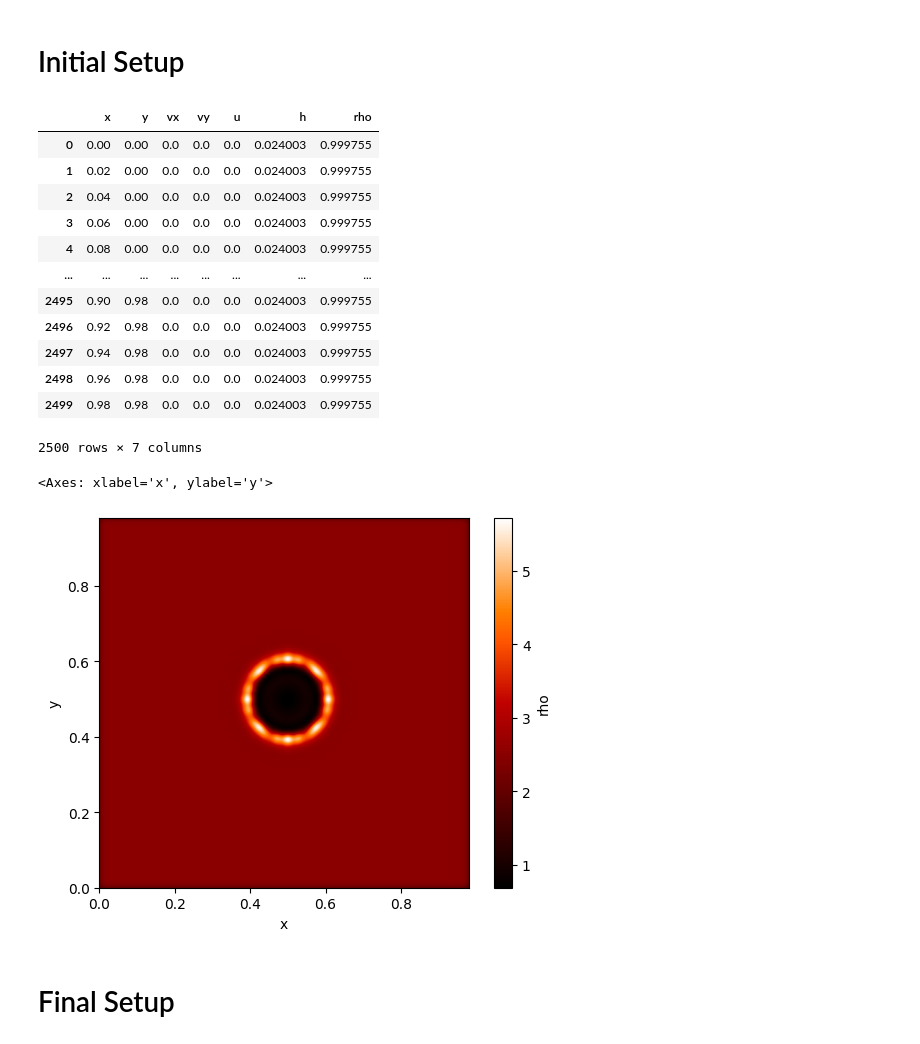
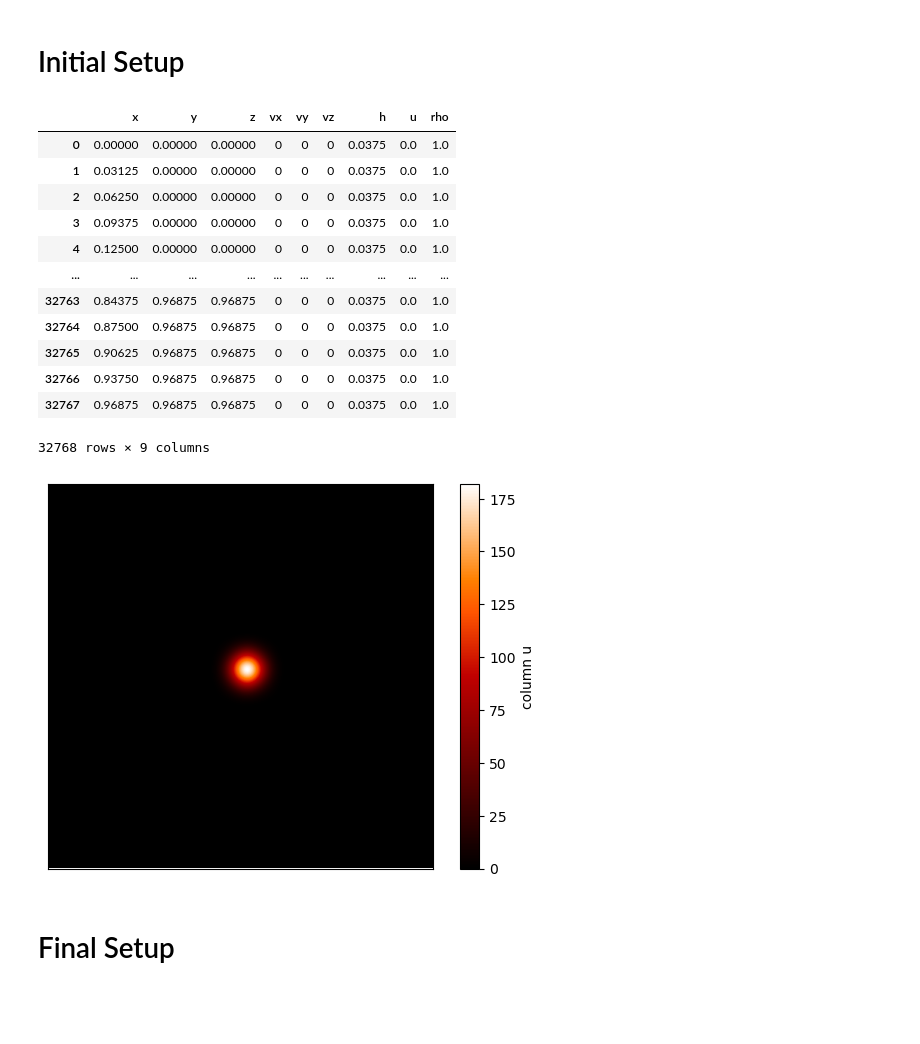
Before and after one commit to JackNarvaez/Rusph, a Jupyter notebook: Temp_Plots/Plots_sedov_blast_wave.ipynb, the cells around one changed output. Cells and saved outputs as stored; diff of their text form; code cells hidden in the pictures; blank space fills up the shorter version.

```diff
--- a/Temp_Plots/Plots_sedov_blast_wave.ipynb
+++ b/Temp_Plots/Plots_sedov_blast_wave.ipynb
@@ -5,0 +9,8 @@ import numpy as np
+# %%
+n = 32*32*32
+dm = 1./n
+eta = 1.2
+# %%
+sdf_ini = src.read_csv('../Data/initial_distribution/sedov_blast_wave.csv')
+sdf_ini.params={'mass':dm, 'hfact':eta}
+sdf_ini.calc_density()
@@ -6,28 +37,29 @@ import numpy as np
 # %% [markdown]
 # Initial Setup
 # %%
-sdf = src.read_csv('../Data/results/sedov_blast_wave/final.csv')
-sdf.params={'mass':0.001}
+sdf = src.read_csv('../Data/results/sedov_blast_wave/initial.csv')
+sdf.params={'mass':dm, 'hfact':eta}
+sdf.calc_density()
 sdf
 # %% [output]
-|  | x | y | vx | vy | u | h | rho |
-| 0 | 0.00 | 0.00 | 0.0 | 0.0 | 0.0 | 0.024003 | 0.999755 |
-| 1 | 0.02 | 0.00 | 0.0 | 0.0 | 0.0 | 0.024003 | 0.999755 |
-| 2 | 0.04 | 0.00 | 0.0 | 0.0 | 0.0 | 0.024003 | 0.999755 |
-| 3 | 0.06 | 0.00 | 0.0 | 0.0 | 0.0 | 0.024003 | 0.999755 |
-| 4 | 0.08 | 0.00 | 0.0 | 0.0 | 0.0 | 0.024003 | 0.999755 |
-| ... | ... | ... | ... | ... | ... | ... | ... |
-| 2495 | 0.90 | 0.98 | 0.0 | 0.0 | 0.0 | 0.024003 | 0.999755 |
-| 2496 | 0.92 | 0.98 | 0.0 | 0.0 | 0.0 | 0.024003 | 0.999755 |
-| 2497 | 0.94 | 0.98 | 0.0 | 0.0 | 0.0 | 0.024003 | 0.999755 |
-| 2498 | 0.96 | 0.98 | 0.0 | 0.0 | 0.0 | 0.024003 | 0.999755 |
-| 2499 | 0.98 | 0.98 | 0.0 | 0.0 | 0.0 | 0.024003 | 0.999755 |
+|  | x | y | z | vx | vy | vz | h | u | rho |
+| 0 | 0.00000 | 0.00000 | 0.00000 | 0 | 0 | 0 | 0.0375 | 0.0 | 1.0 |
+| 1 | 0.03125 | 0.00000 | 0.00000 | 0 | 0 | 0 | 0.0375 | 0.0 | 1.0 |
+| 2 | 0.06250 | 0.00000 | 0.00000 | 0 | 0 | 0 | 0.0375 | 0.0 | 1.0 |
+| 3 | 0.09375 | 0.00000 | 0.00000 | 0 | 0 | 0 | 0.0375 | 0.0 | 1.0 |
+| 4 | 0.12500 | 0.00000 | 0.00000 | 0 | 0 | 0 | 0.0375 | 0.0 | 1.0 |
+| ... | ... | ... | ... | ... | ... | ... | ... | ... | ... |
+| 32763 | 0.84375 | 0.96875 | 0.96875 | 0 | 0 | 0 | 0.0375 | 0.0 | 1.0 |
+| 32764 | 0.87500 | 0.96875 | 0.96875 | 0 | 0 | 0 | 0.0375 | 0.0 | 1.0 |
+| 32765 | 0.90625 | 0.96875 | 0.96875 | 0 | 0 | 0 | 0.0375 | 0.0 | 1.0 |
+| 32766 | 0.93750 | 0.96875 | 0.96875 | 0 | 0 | 0 | 0.0375 | 0.0 | 1.0 |
+| 32767 | 0.96875 | 0.96875 | 0.96875 | 0 | 0 | 0 | 0.0375 | 0.0 | 1.0 |
-2500 rows × 7 columns
+32768 rows × 9 columns
 # %%
-sdf.render('rho', xsec=1.0)
+fig, ax = plt.subplots(figsize=(7,5))
+ax = sdf_ini.render('u', ax=ax, rotation=[0,0,0])
 # %% [output]
-<Axes: xlabel='x', ylabel='y'>
-[figure, old version]
+[figure, new version]
 # %% [markdown]
 # Final Setup
 # %%
```
Also changed, not shown: parts of 4 cells of this notebook, 11 other files.
